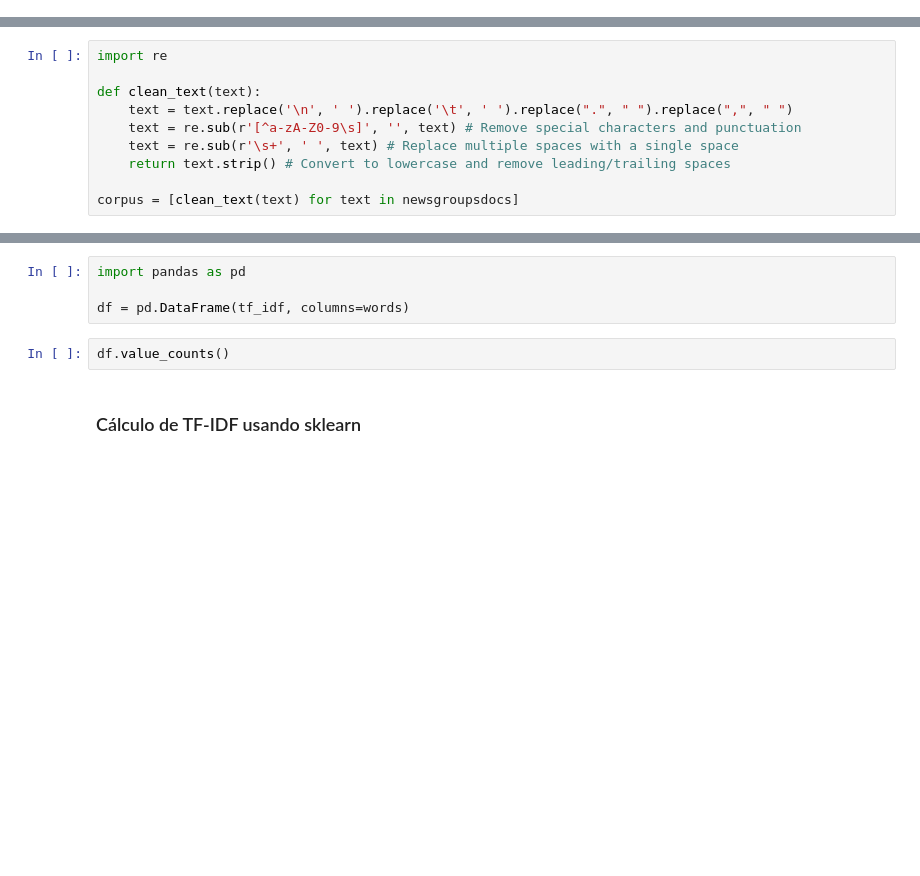
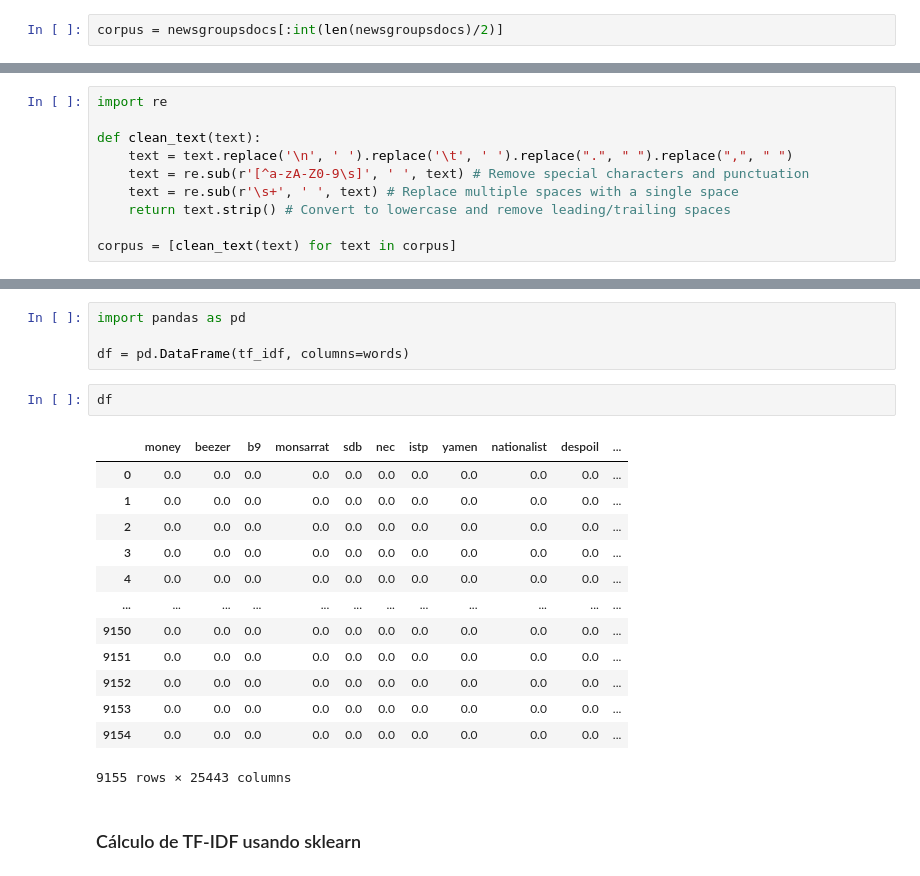
Before and after one commit to NwDann/Data-Science-and-Information-Recuperation, a Jupyter notebook: Ejercicio4-RI/Ejercicio_4_RecuperacionInf_(BM25_TF_IDF).ipynb, the cells around one changed output, grey strips where cells are left out. Cells and saved outputs as stored; diff of their text form; blank space fills up the shorter version.

```diff
--- a/Ejercicio4-RI/Ejercicio_4_RecuperacionInf_(BM25_TF_IDF).ipynb
+++ b/Ejercicio4-RI/Ejercicio_4_RecuperacionInf_(BM25_TF_IDF).ipynb
@@ -22,0 +25,2 @@ print(len(newsgroupsdocs))
+# %%
+corpus = newsgroupsdocs[:int(len(newsgroupsdocs)/2)]
@@ -29,11 +37,11 @@ import re
 
 def clean_text(text):
     text = text.replace('\n', ' ').replace('\t', ' ').replace(".", " ").replace(",", " ")
-    text = re.sub(r'[^a-zA-Z0-9\s]', '', text) # Remove special characters and punctuation
+    text = re.sub(r'[^a-zA-Z0-9\s]', ' ', text) # Remove special characters and punctuation
     text = re.sub(r'\s+', ' ', text) # Replace multiple spaces with a single space
     return text.strip() # Convert to lowercase and remove leading/trailing spaces
 
-corpus = [clean_text(text) for text in newsgroupsdocs]
+corpus = [clean_text(text) for text in corpus]
 # %%
 len(corpus)
 # %% [output]
@@ -192,7 +200,21 @@ import pandas as pd
 
 df = pd.DataFrame(tf_idf, columns=words)
 # %%
-df.value_counts()
+df
+# %% [output]
+|  | money | beezer | b9 | monsarrat | sdb | nec | istp | yamen | nationalist | despoil | ... |
+| 0 | 0.0 | 0.0 | 0.0 | 0.0 | 0.0 | 0.0 | 0.0 | 0.0 | 0.0 | 0.0 | ... |
+| 1 | 0.0 | 0.0 | 0.0 | 0.0 | 0.0 | 0.0 | 0.0 | 0.0 | 0.0 | 0.0 | ... |
+| 2 | 0.0 | 0.0 | 0.0 | 0.0 | 0.0 | 0.0 | 0.0 | 0.0 | 0.0 | 0.0 | ... |
+| 3 | 0.0 | 0.0 | 0.0 | 0.0 | 0.0 | 0.0 | 0.0 | 0.0 | 0.0 | 0.0 | ... |
+| 4 | 0.0 | 0.0 | 0.0 | 0.0 | 0.0 | 0.0 | 0.0 | 0.0 | 0.0 | 0.0 | ... |
+| ... | ... | ... | ... | ... | ... | ... | ... | ... | ... | ... | ... |
+| 9150 | 0.0 | 0.0 | 0.0 | 0.0 | 0.0 | 0.0 | 0.0 | 0.0 | 0.0 | 0.0 | ... |
+| 9151 | 0.0 | 0.0 | 0.0 | 0.0 | 0.0 | 0.0 | 0.0 | 0.0 | 0.0 | 0.0 | ... |
+| 9152 | 0.0 | 0.0 | 0.0 | 0.0 | 0.0 | 0.0 | 0.0 | 0.0 | 0.0 | 0.0 | ... |
+| 9153 | 0.0 | 0.0 | 0.0 | 0.0 | 0.0 | 0.0 | 0.0 | 0.0 | 0.0 | 0.0 | ... |
+| 9154 | 0.0 | 0.0 | 0.0 | 0.0 | 0.0 | 0.0 | 0.0 | 0.0 | 0.0 | 0.0 | ... |
+9155 rows × 25443 columns
 # %% [markdown]
 ### Cálculo de TF-IDF usando sklearn
 # %%
```
Also changed, not shown: parts of 7 cells of this notebook, 2 other files.
